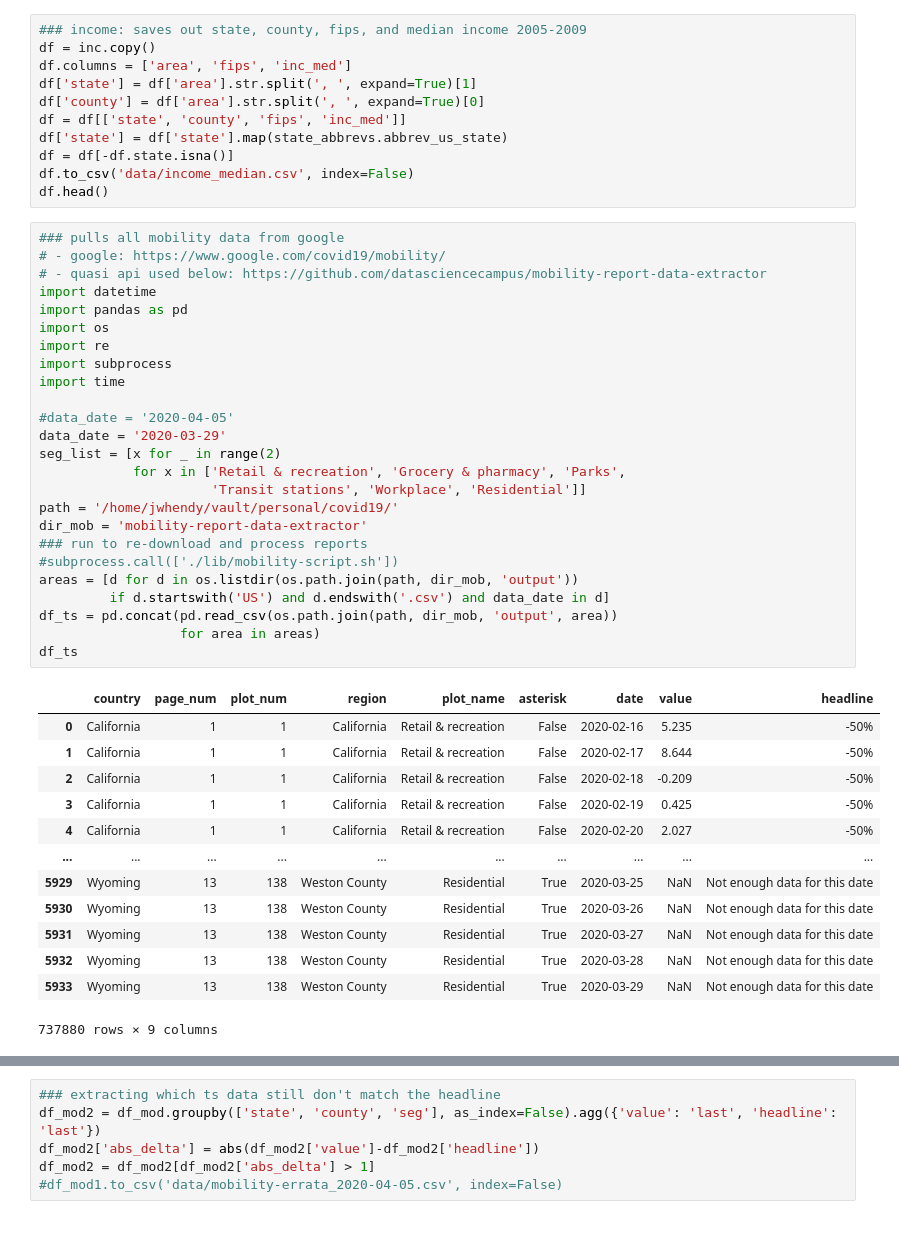
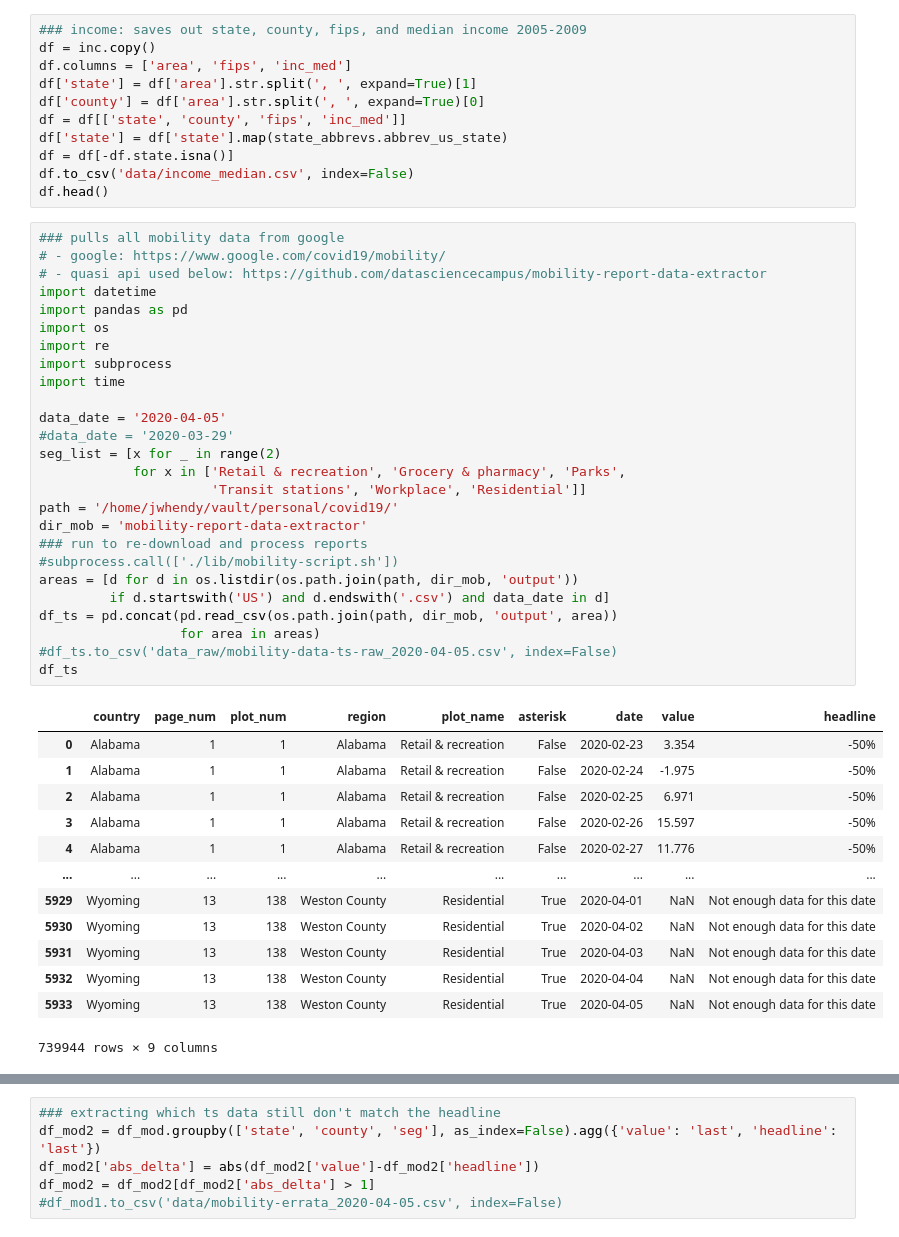
Before and after one commit to jwhendy/covid19, a Jupyter notebook: data_processing.ipynb, the cells around one changed output, grey strips where cells are left out. Cells and saved outputs as stored; diff of their text form.

```diff
--- a/data_processing.ipynb
+++ b/data_processing.ipynb
@@ -95,40 +95,41 @@ df.head()
 # %%
 ### pulls all mobility data from google
 # - google: https://www.google.com/covid19/mobility/
 # - quasi api used below: https://github.com/datasciencecampus/mobility-report-data-extractor
 import datetime
 import pandas as pd
 import os
 import re
 import subprocess
 import time
 
-#data_date = '2020-04-05'
-data_date = '2020-03-29'
+data_date = '2020-04-05'
+#data_date = '2020-03-29'
 seg_list = [x for _ in range(2)
             for x in ['Retail & recreation', 'Grocery & pharmacy', 'Parks',
                       'Transit stations', 'Workplace', 'Residential']]
 path = '/home/jwhendy/vault/personal/covid19/'
 dir_mob = 'mobility-report-data-extractor'
 ### run to re-download and process reports
 #subprocess.call(['./lib/mobility-script.sh'])
 areas = [d for d in os.listdir(os.path.join(path, dir_mob, 'output'))
          if d.startswith('US') and d.endswith('.csv') and data_date in d]
 df_ts = pd.concat(pd.read_csv(os.path.join(path, dir_mob, 'output', area))
                   for area in areas)
+#df_ts.to_csv('data_raw/mobility-data-ts-raw_2020-04-05.csv', index=False)
 df_ts
 # %% [output]
 |  | country | page_num | plot_num | region | plot_name | asterisk | date | value | headline |
-| 0 | California | 1 | 1 | California | Retail & recreation | False | 2020-02-16 | 5.235 | -50% |
-| 1 | California | 1 | 1 | California | Retail & recreation | False | 2020-02-17 | 8.644 | -50% |
-| 2 | California | 1 | 1 | California | Retail & recreation | False | 2020-02-18 | -0.209 | -50% |
-| 3 | California | 1 | 1 | California | Retail & recreation | False | 2020-02-19 | 0.425 | -50% |
-| 4 | California | 1 | 1 | California | Retail & recreation | False | 2020-02-20 | 2.027 | -50% |
+| 0 | Alabama | 1 | 1 | Alabama | Retail & recreation | False | 2020-02-23 | 3.354 | -50% |
+| 1 | Alabama | 1 | 1 | Alabama | Retail & recreation | False | 2020-02-24 | -1.975 | -50% |
+| 2 | Alabama | 1 | 1 | Alabama | Retail & recreation | False | 2020-02-25 | 6.971 | -50% |
+| 3 | Alabama | 1 | 1 | Alabama | Retail & recreation | False | 2020-02-26 | 15.597 | -50% |
+| 4 | Alabama | 1 | 1 | Alabama | Retail & recreation | False | 2020-02-27 | 11.776 | -50% |
 | ... | ... | ... | ... | ... | ... | ... | ... | ... | ... |
-| 5929 | Wyoming | 13 | 138 | Weston County | Residential | True | 2020-03-25 | NaN | Not enough data for this date |
-| 5930 | Wyoming | 13 | 138 | Weston County | Residential | True | 2020-03-26 | NaN | Not enough data for this date |
-| 5931 | Wyoming | 13 | 138 | Weston County | Residential | True | 2020-03-27 | NaN | Not enough data for this date |
-| 5932 | Wyoming | 13 | 138 | Weston County | Residential | True | 2020-03-28 | NaN | Not enough data for this date |
-| 5933 | Wyoming | 13 | 138 | Weston County | Residential | True | 2020-03-29 | NaN | Not enough data for this date |
+| 5929 | Wyoming | 13 | 138 | Weston County | Residential | True | 2020-04-01 | NaN | Not enough data for this date |
+| 5930 | Wyoming | 13 | 138 | Weston County | Residential | True | 2020-04-02 | NaN | Not enough data for this date |
+| 5931 | Wyoming | 13 | 138 | Weston County | Residential | True | 2020-04-03 | NaN | Not enough data for this date |
+| 5932 | Wyoming | 13 | 138 | Weston County | Residential | True | 2020-04-04 | NaN | Not enough data for this date |
+| 5933 | Wyoming | 13 | 138 | Weston County | Residential | True | 2020-04-05 | NaN | Not enough data for this date |
-737880 rows × 9 columns
+739944 rows × 9 columns
 # %%
```
Also changed, not shown: parts of 4 cells of this notebook, 7 other files.
